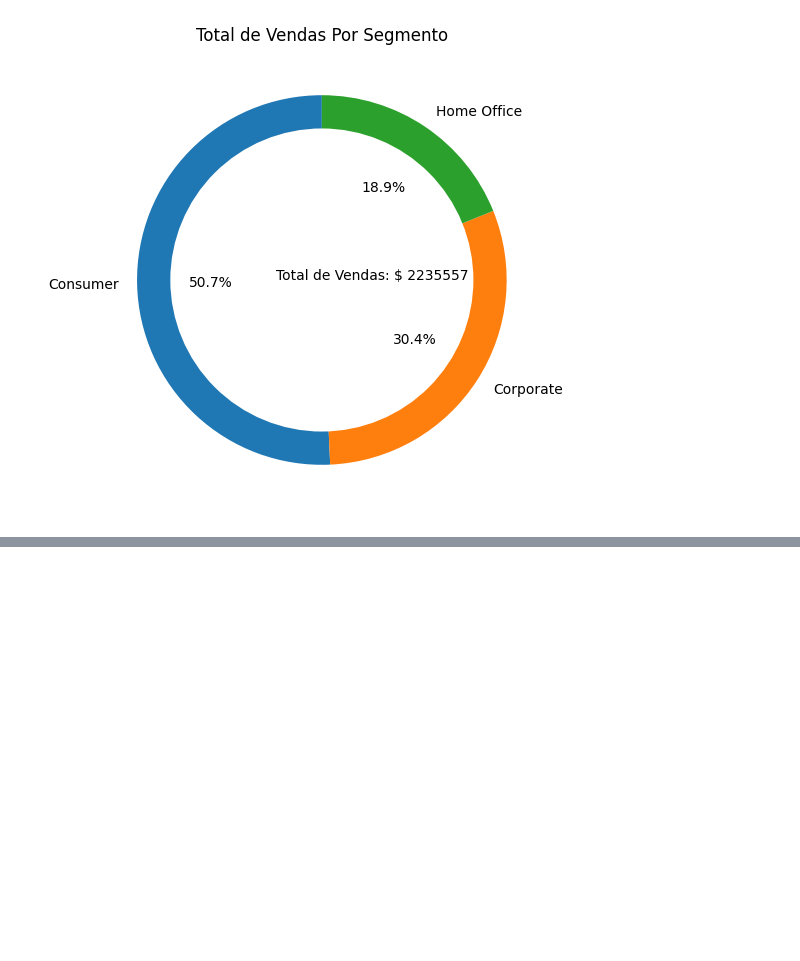
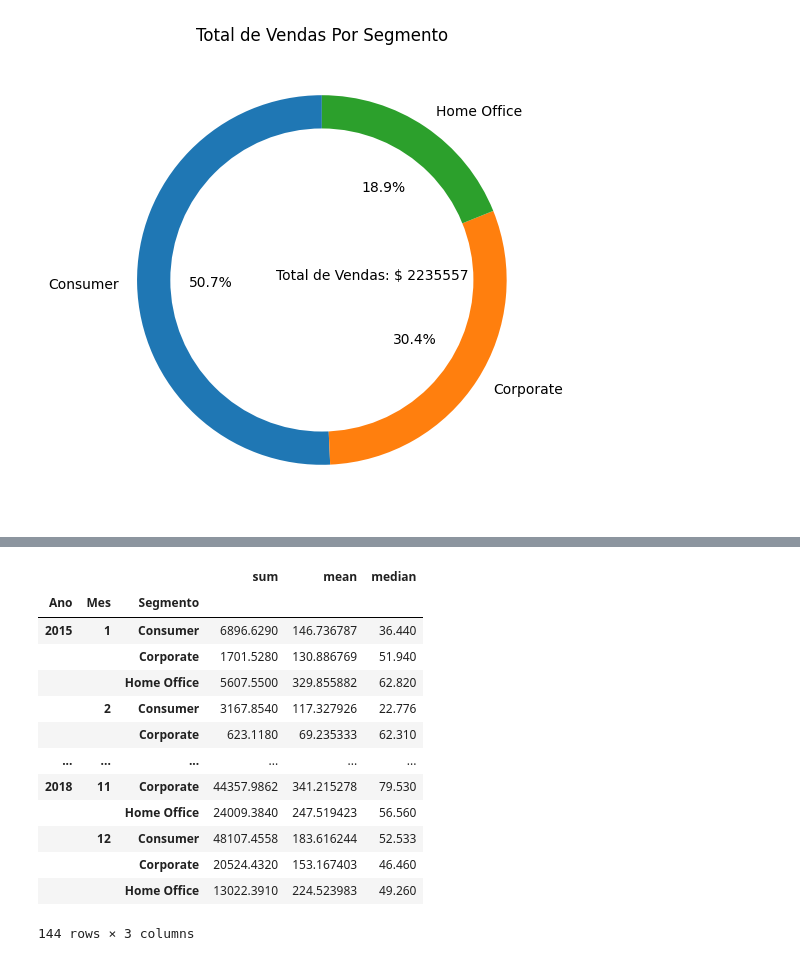
Before and after one commit to rheydne/curso-python, a Jupyter notebook: 13-projeto-2/1-projeto2.ipynb, the cells around one changed output, grey strips where cells are left out. Saved outputs shown, nothing was run; the diff lists cells and outputs as text; code cells hidden in the pictures; blank space fills up the shorter version.

```diff
--- a/13-projeto-2/1-projeto2.ipynb
+++ b/13-projeto-2/1-projeto2.ipynb
@@ -238,0 +276,3 @@ plt.show()
+# %%
+# Extraímos o ano criando nova variável
+dados['Ano'] = dados['Data_Pedido'].dt.year
@@ -238,0 +315,5 @@ plt.show()
+# %%
+# Cria uma nova coluna de acordo com a regra definida acima
+dados['Desconto'] = np.where(dados['Valor_Venda'] > 1000, 0.15, 0.10)
+
+dados.head()
@@ -238,0 +385,20 @@ plt.show()
+# %%
+# Agrupamos por ano, mês e segmento e calculamos estatísticas de agregação
+pergunta9 = dados.groupby(['Ano', 'Mes', 'Segmento'])['Valor_Venda'].agg([np.sum, np.mean, np.median])
+
+pergunta9
+# %% [output]
+|  |  |  | sum | mean | median |
+| Ano | Mes | Segmento |  |  |  |
+| 2015 | 1 | Consumer | 6896.6290 | 146.736787 | 36.440 |
+|  |  | Corporate | 1701.5280 | 130.886769 | 51.940 |
+|  |  | Home Office | 5607.5500 | 329.855882 | 62.820 |
+|  | 2 | Consumer | 3167.8540 | 117.327926 | 22.776 |
+|  |  | Corporate | 623.1180 | 69.235333 | 62.310 |
+| ... | ... | ... | ... | ... | ... |
+| 2018 | 11 | Corporate | 44357.9862 | 341.215278 | 79.530 |
+|  |  | Home Office | 24009.3840 | 247.519423 | 56.560 |
+|  | 12 | Consumer | 48107.4558 | 183.616244 | 52.533 |
+|  |  | Corporate | 20524.4320 | 153.167403 | 46.460 |
+|  |  | Home Office | 13022.3910 | 224.523983 | 49.260 |
+144 rows × 3 columns
```
Also changed, not shown: parts of 25 cells of this notebook, 3 other files.
